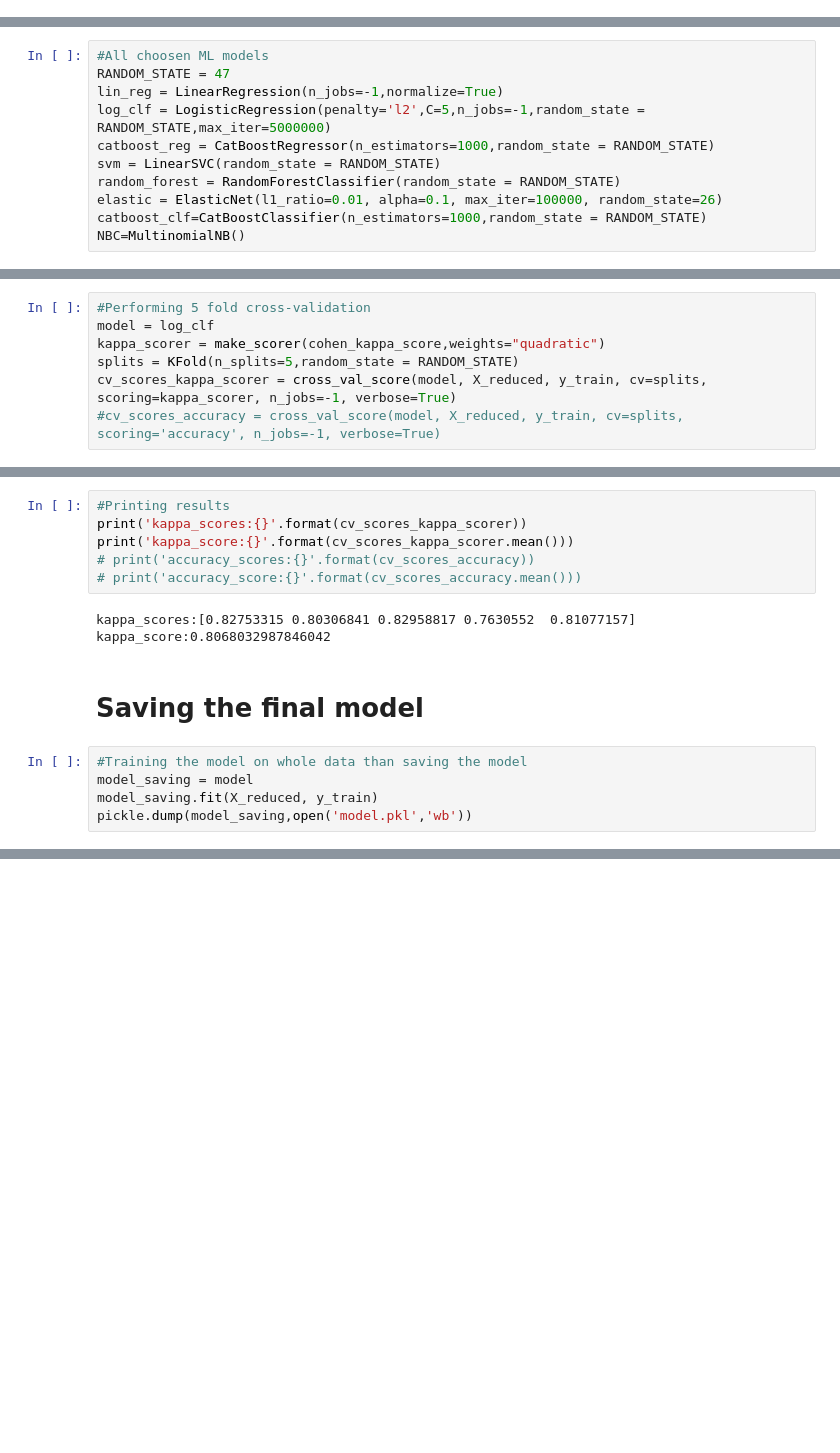
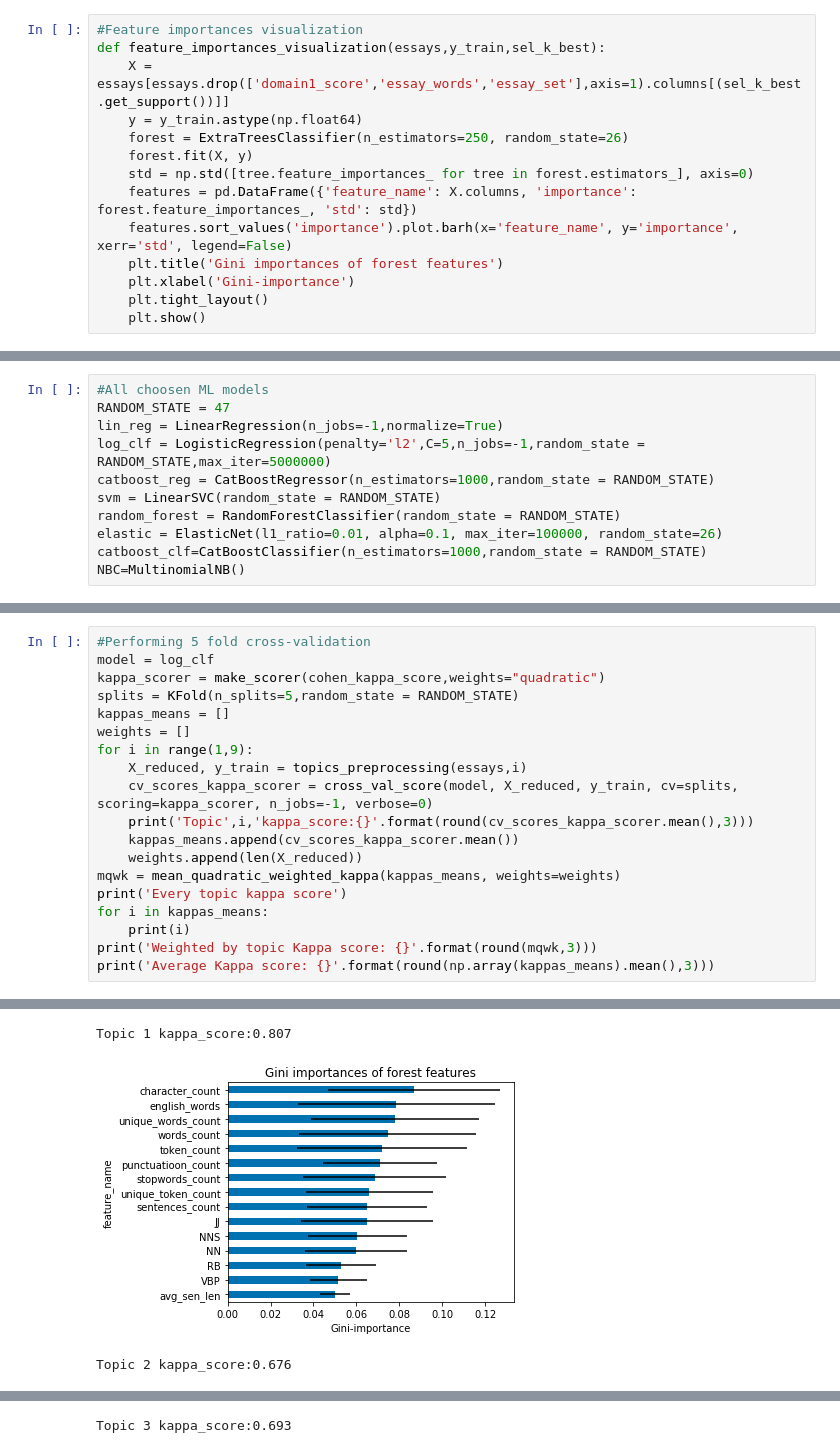
Before and after one commit to michaelgfeldman/BachelorProject, a Jupyter notebook: thesiswork.ipynb, the cells around one changed output, grey strips where cells are left out. Drawn from its saved outputs; the diff is of its cells as text; blank space fills up the shorter version.

Commit message:
updated the project to get all of the kappas

```diff
--- a/thesiswork.ipynb
+++ b/thesiswork.ipynb
@@ -194,0 +207,14 @@ y_train = essays['domain1_score']
+# %%
+#Feature importances visualization
+def feature_importances_visualization(essays,y_train,sel_k_best):
+    X = essays[essays.drop(['domain1_score','essay_words','essay_set'],axis=1).columns[(sel_k_best.get_support())]]
+    y = y_train.astype(np.float64)
+    forest = ExtraTreesClassifier(n_estimators=250, random_state=26)
+    forest.fit(X, y)
+    std = np.std([tree.feature_importances_ for tree in forest.estimators_], axis=0)
+    features = pd.DataFrame({'feature_name': X.columns, 'importance': forest.feature_importances_, 'std': std})
+    features.sort_values('importance').plot.barh(x='feature_name', y='importance', xerr='std', legend=False)
+    plt.title('Gini importances of forest features')
+    plt.xlabel('Gini-importance')
+    plt.tight_layout()
+    plt.show()
@@ -240,7 +254,0 @@ print(X_reduced.shape)
-# %%
-#Performing 5 fold cross-validation
-model = log_clf
-kappa_scorer = make_scorer(cohen_kappa_score,weights="quadratic")
-splits = KFold(n_splits=5,random_state = RANDOM_STATE)
-cv_scores_kappa_scorer = cross_val_score(model, X_reduced, y_train, cv=splits, scoring=kappa_scorer, n_jobs=-1, verbose=True)
-#cv_scores_accuracy = cross_val_score(model, X_reduced, y_train, cv=splits, scoring='accuracy', n_jobs=-1, verbose=True)
@@ -250,16 +255,20 @@ cv_scores_kappa_scorer = cross_val_score(model, X_reduced, y_train, cv=splits, s
-# %%
-#Printing results
-print('kappa_scores:{}'.format(cv_scores_kappa_scorer))
-print('kappa_score:{}'.format(cv_scores_kappa_scorer.mean()))
-# print('accuracy_scores:{}'.format(cv_scores_accuracy))
-# print('accuracy_score:{}'.format(cv_scores_accuracy.mean()))
-# %% [output]
-kappa_scores:[0.82753315 0.80306841 0.82958817 0.7630552  0.81077157]
-kappa_score:0.8068032987846042
-# %% [markdown]
-# Saving the final model
-# %%
-#Training the model on whole data than saving the model
-model_saving = model
-model_saving.fit(X_reduced, y_train)
-pickle.dump(model_saving,open('model.pkl','wb'))
+# %%
+#Performing 5 fold cross-validation
+model = log_clf
+kappa_scorer = make_scorer(cohen_kappa_score,weights="quadratic")
+splits = KFold(n_splits=5,random_state = RANDOM_STATE)
+kappas_means = []
+weights = []
+for i in range(1,9):
+    X_reduced, y_train = topics_preprocessing(essays,i)
+    cv_scores_kappa_scorer = cross_val_score(model, X_reduced, y_train, cv=splits, scoring=kappa_scorer, n_jobs=-1, verbose=0)
+    print('Topic',i,'kappa_score:{}'.format(round(cv_scores_kappa_scorer.mean(),3)))
+    kappas_means.append(cv_scores_kappa_scorer.mean())
+    weights.append(len(X_reduced))
+mqwk = mean_quadratic_weighted_kappa(kappas_means, weights=weights)
+print('Every topic kappa score')
+for i in kappas_means:
+    print(i)
+print('Weighted by topic Kappa score: {}'.format(round(mqwk,3)))
+print('Average Kappa score: {}'.format(round(np.array(kappas_means).mean(),3)))
+# %% [output]
@@ -265,0 +276,3 @@ pickle.dump(model_saving,open('model.pkl','wb'))
+Topic 1 kappa_score:0.807
+[figure, added]
+Topic 2 kappa_score:0.676
@@ -265,0 +280 @@ pickle.dump(model_saving,open('model.pkl','wb'))
+Topic 3 kappa_score:0.693
```
Also changed, not shown: parts of 14 cells of this notebook, 15 other files.
